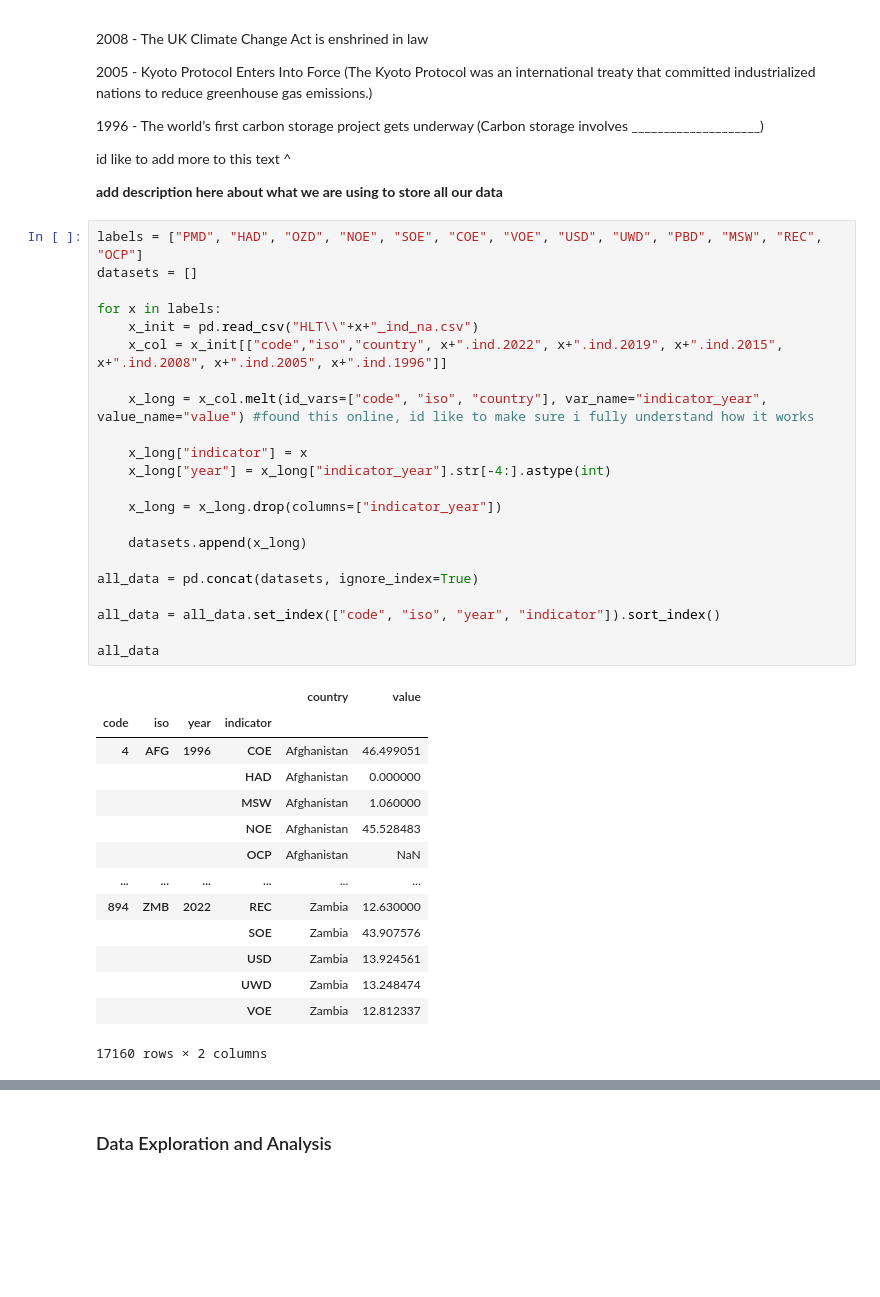
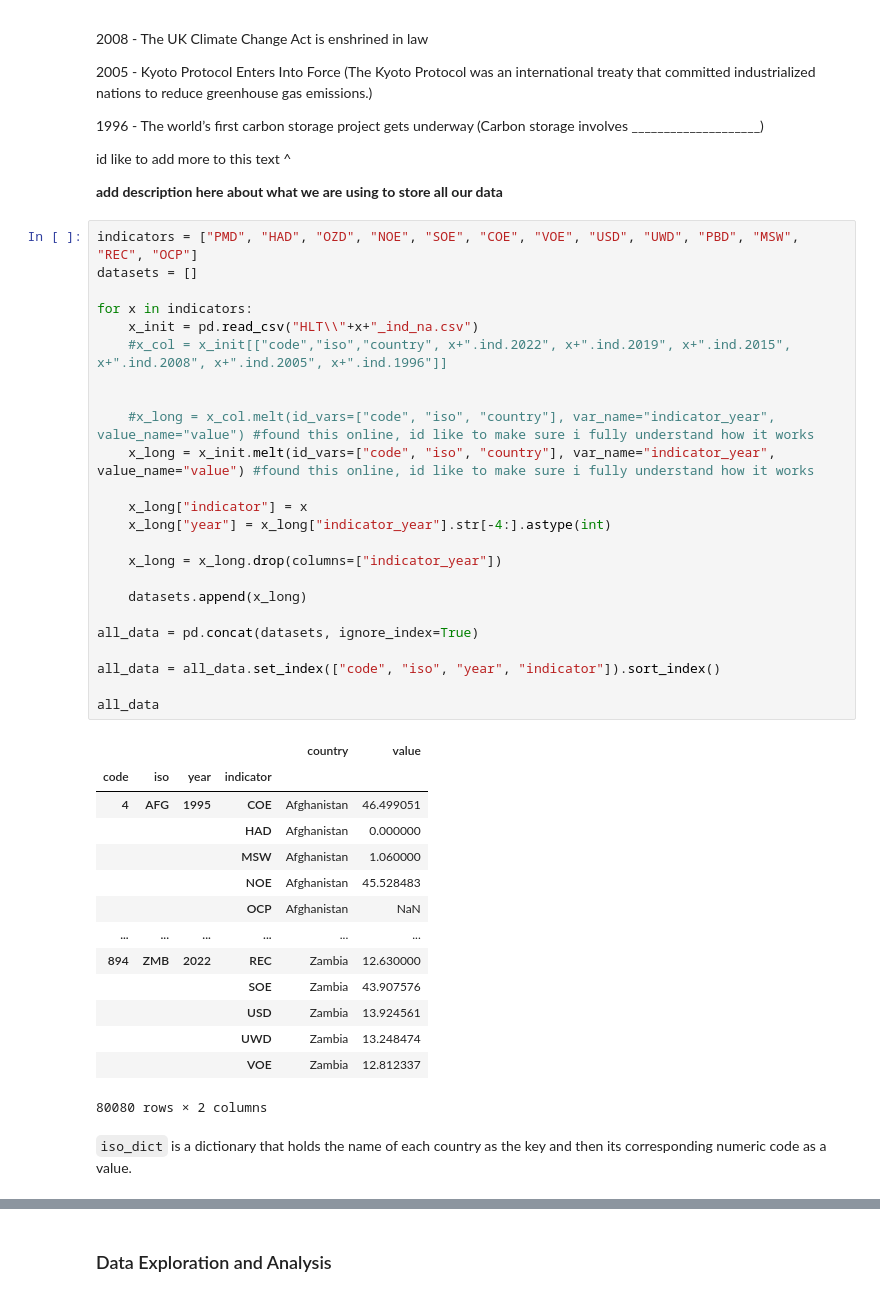
Before and after one commit to sussenbachtucker/DSCI235-Term-Project, a Jupyter notebook: DSCI235FinalProject.ipynb, the cells around one changed output, grey strips where cells are left out. Cells and saved outputs as stored; diff of their text form; blank space fills up the shorter version.

Commit message:
added graph, changed to all years

```diff
--- a/DSCI235FinalProject.ipynb
+++ b/DSCI235FinalProject.ipynb
@@ -35,31 +41,33 @@ id like to add more to this text ^
 
 **add description here about what we are using to store all our data**
 # %%
-labels = ["PMD", "HAD", "OZD", "NOE", "SOE", "COE", "VOE", "USD", "UWD", "PBD", "MSW", "REC", "OCP"]
+indicators = ["PMD", "HAD", "OZD", "NOE", "SOE", "COE", "VOE", "USD", "UWD", "PBD", "MSW", "REC", "OCP"]
 datasets = []
 
-for x in labels:
+for x in indicators:
     x_init = pd.read_csv("HLT\\"+x+"_ind_na.csv")
-    x_col = x_init[["code","iso","country", x+".ind.2022", x+".ind.2019", x+".ind.2015", x+".ind.2008", x+".ind.2005", x+".ind.1996"]]
+    #x_col = x_init[["code","iso","country", x+".ind.2022", x+".ind.2019", x+".ind.2015", x+".ind.2008", x+".ind.2005", x+".ind.1996"]]
 
-    x_long = x_col.melt(id_vars=["code", "iso", "country"], var_name="indicator_year", value_name="value") #found this online, id like to make sure i fully understand how it works
+
+    #x_long = x_col.melt(id_vars=["code", "iso", "country"], var_name="indicator_year", value_name="value") #found this online, id like to make sure i fully understand how it works
+    x_long = x_init.melt(id_vars=["code", "iso", "country"], var_name="indicator_year", value_name="value") #found this online, id like to make sure i fully understand how it works
 
     x_long["indicator"] = x
     x_long["year"] = x_long["indicator_year"].str[-4:].astype(int)
 
     x_long = x_long.drop(columns=["indicator_year"])
 
     datasets.append(x_long)
 
 all_data = pd.concat(datasets, ignore_index=True)
 
 all_data = all_data.set_index(["code", "iso", "year", "indicator"]).sort_index()
 
 all_data
 # %% [output]
 |  |  |  |  | country | value |
 | code | iso | year | indicator |  |  |
-| 4 | AFG | 1996 | COE | Afghanistan | 46.499051 |
+| 4 | AFG | 1995 | COE | Afghanistan | 46.499051 |
 |  |  |  | HAD | Afghanistan | 0.000000 |
 |  |  |  | MSW | Afghanistan | 1.060000 |
 |  |  |  | NOE | Afghanistan | 45.528483 |
@@ -70,4 +78,6 @@ all_data
 |  |  |  | USD | Zambia | 13.924561 |
 |  |  |  | UWD | Zambia | 13.248474 |
 |  |  |  | VOE | Zambia | 12.812337 |
-17160 rows × 2 columns
+80080 rows × 2 columns
+# %% [markdown]
+`iso_dict` is a dictionary that holds the name of each country as the key and then its corresponding numeric code as a value.
```
Also changed, not shown: parts of 10 cells of this notebook.
